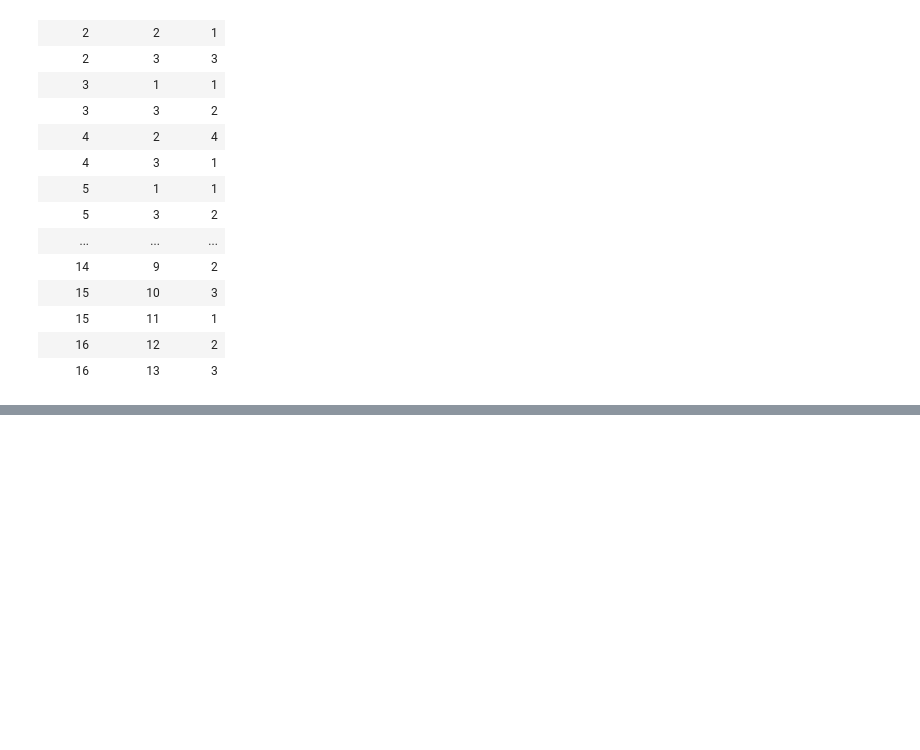
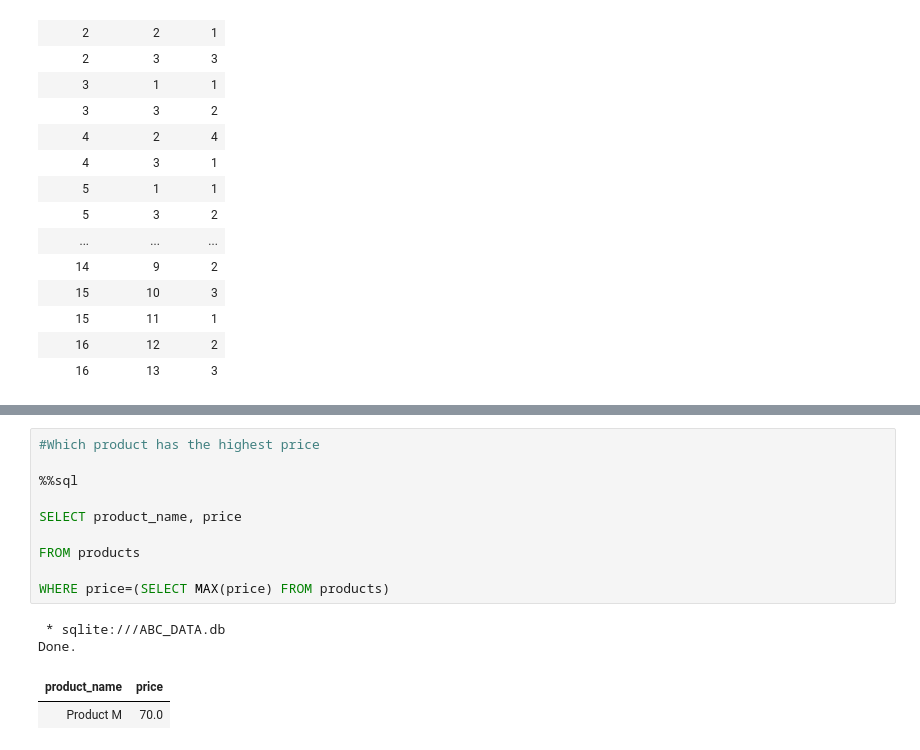
Before and after one commit to mandem296/SQLite-Chinook, a Jupyter notebook: SQL_&_PowerBi_Challenges.ipynb, the cells around one changed output, grey strips where cells are left out. Drawn from its saved outputs; the diff is of its cells as text; blank space fills up the shorter version.

```diff
--- a/SQL_&_PowerBi_Challenges.ipynb
+++ b/SQL_&_PowerBi_Challenges.ipynb
@@ -343,0 +351,15 @@ Done.
+# %%
+#Which product has the highest price
+
+%%sql
+
+SELECT product_name, price
+
+FROM products
+
+WHERE price=(SELECT MAX(price) FROM products)
+# %% [output]
+ * sqlite:///ABC_DATA.db
+Done.
+| product_name | price |
+| Product M | 70.0 |
```
Also changed, not shown: parts of 3 cells of this notebook.
